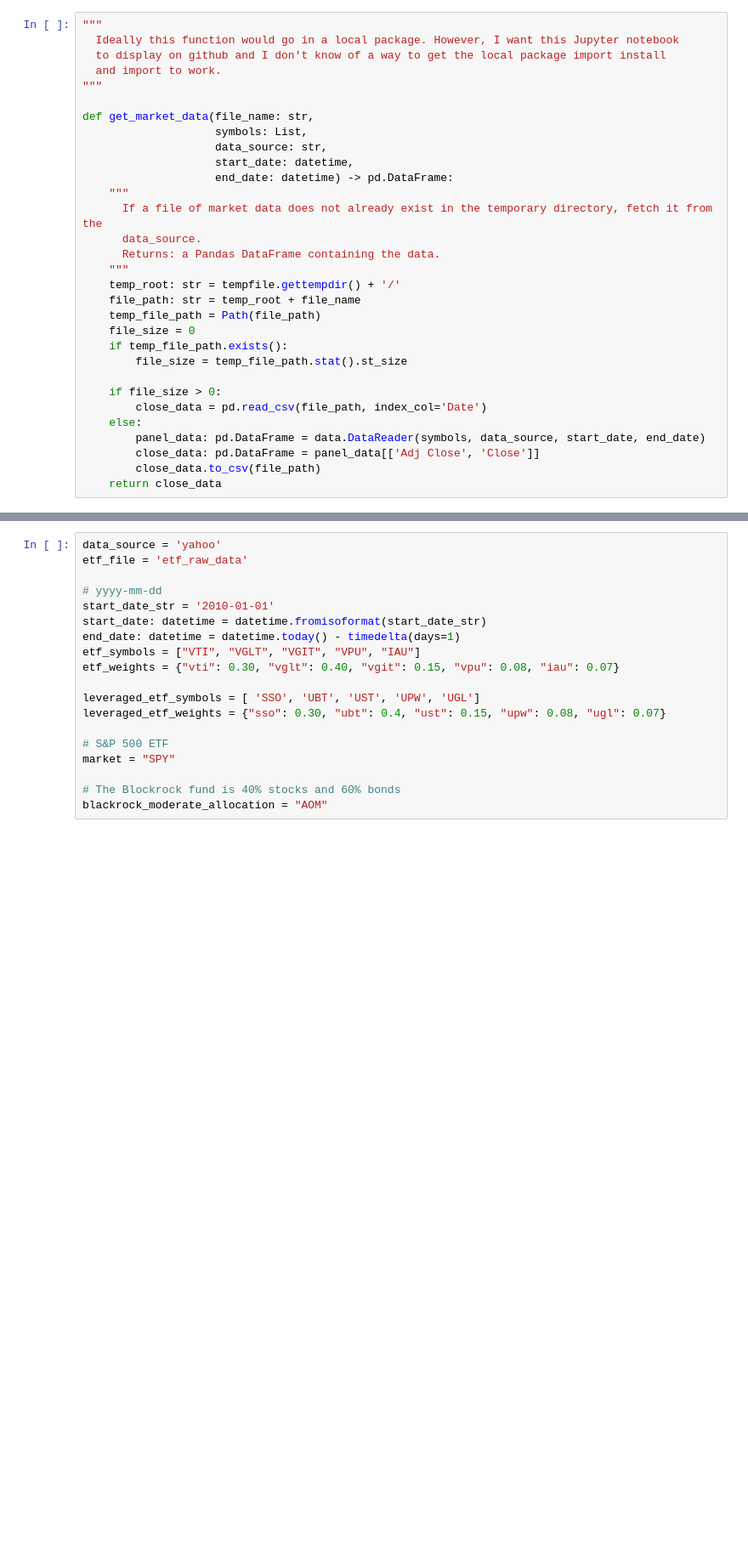
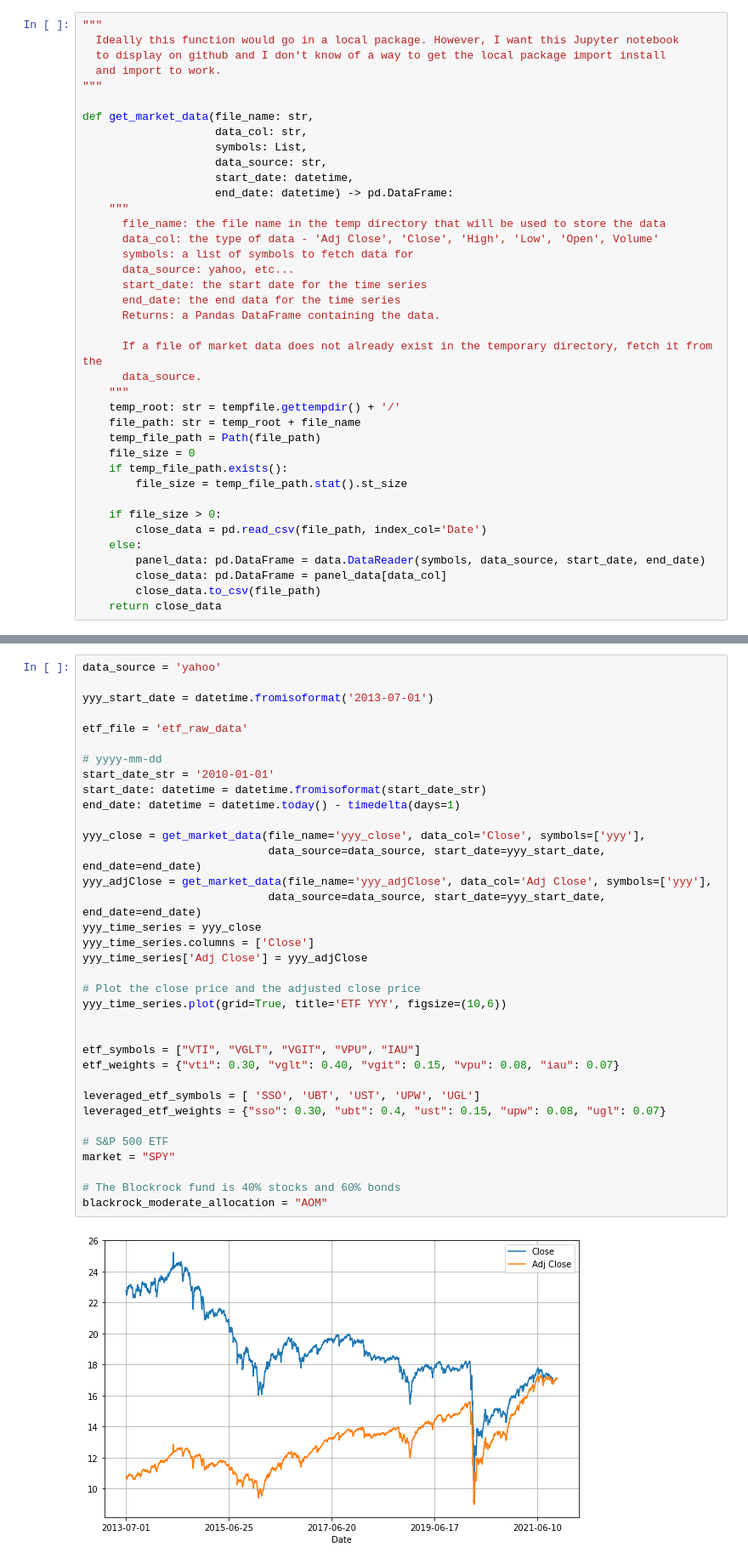
Before and after one commit to IanLKaplan/all_weather_portfolio, a Jupyter notebook: all_weather_portfolio.ipynb, the cells around one changed output, grey strips where cells are left out. Shown at 85% size. Drawn from its saved outputs; the diff is of its cells as text; blank space fills up the shorter version.

Commit message:
Added material on close prices.

```diff
--- a/all_weather_portfolio.ipynb
+++ b/all_weather_portfolio.ipynb
@@ -564,14 +564,22 @@ import tempfile
 """
 
 def get_market_data(file_name: str,
+                    data_col: str,
                     symbols: List,
                     data_source: str,
                     start_date: datetime,
                     end_date: datetime) -> pd.DataFrame:
     """
+      file_name: the file name in the temp directory that will be used to store the data
+      data_col: the type of data - 'Adj Close', 'Close', 'High', 'Low', 'Open', Volume'
+      symbols: a list of symbols to fetch data for
+      data_source: yahoo, etc...
+      start_date: the start date for the time series
+      end_date: the end data for the time series
+      Returns: a Pandas DataFrame containing the data.
+
       If a file of market data does not already exist in the temporary directory, fetch it from the
       data_source.
-      Returns: a Pandas DataFrame containing the data.
     """
     temp_root: str = tempfile.gettempdir() + '/'
     file_path: str = temp_root + file_name
@@ -584,6 +592,6 @@ def get_market_data(file_name: str,
         close_data = pd.read_csv(file_path, index_col='Date')
     else:
         panel_data: pd.DataFrame = data.DataReader(symbols, data_source, start_date, end_date)
-        close_data: pd.DataFrame = panel_data[['Adj Close', 'Close']]
+        close_data: pd.DataFrame = panel_data[data_col]
         close_data.to_csv(file_path)
     return close_data
@@ -590,22 +639,40 @@ def get_market_data(file_name: str,
 # %%
 data_source = 'yahoo'
+
+yyy_start_date = datetime.fromisoformat('2013-07-01')
+
 etf_file = 'etf_raw_data'
 
 # yyyy-mm-dd
 start_date_str = '2010-01-01'
 start_date: datetime = datetime.fromisoformat(start_date_str)
 end_date: datetime = datetime.today() - timedelta(days=1)
+
+yyy_close = get_market_data(file_name='yyy_close', data_col='Close', symbols=['yyy'],
+                            data_source=data_source, start_date=yyy_start_date, end_date=end_date)
+yyy_adjClose = get_market_data(file_name='yyy_adjClose', data_col='Adj Close', symbols=['yyy'],
+                            data_source=data_source, start_date=yyy_start_date, end_date=end_date)
+yyy_time_series = yyy_close
+yyy_time_series.columns = ['Close']
+yyy_time_series['Adj Close'] = yyy_adjClose
+
+# Plot the close price and the adjusted close price
+yyy_time_series.plot(grid=True, title='ETF YYY', figsize=(10,6))
+
+
 etf_symbols = ["VTI", "VGLT", "VGIT", "VPU", "IAU"]
 etf_weights = {"vti": 0.30, "vglt": 0.40, "vgit": 0.15, "vpu": 0.08, "iau": 0.07}
 
 leveraged_etf_symbols = [ 'SSO', 'UBT', 'UST', 'UPW', 'UGL']
 leveraged_etf_weights = {"sso": 0.30, "ubt": 0.4, "ust": 0.15, "upw": 0.08, "ugl": 0.07}
 
 # S&P 500 ETF
 market = "SPY"
 
 # The Blockrock fund is 40% stocks and 60% bonds
 blackrock_moderate_allocation = "AOM"
+# %% [output]
+[figure, added]
 # %%
 # Adjusted close and close
 etf_close: pd.DataFrame = get_market_data(file_name=etf_file,
```
Also changed, not shown: parts of 2 cells of this notebook.
